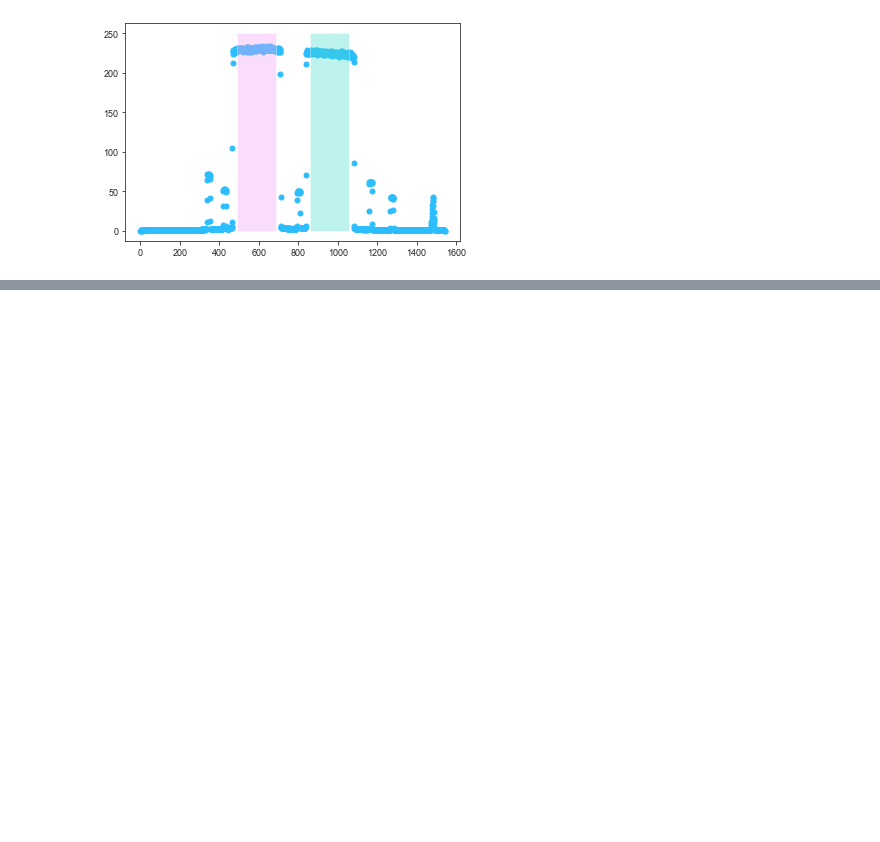
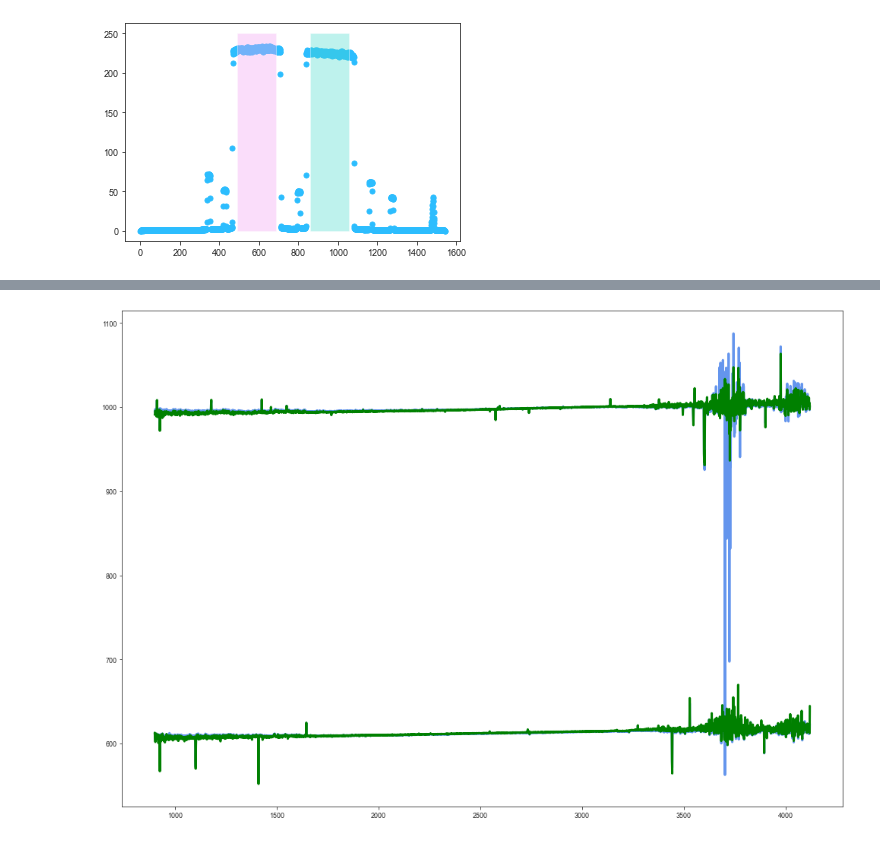
Before and after one commit to natalieallen/LBT-Data-Analysis, a Jupyter notebook: LBT_Data_Calibration.ipynb, the cells around one changed output, grey strips where cells are left out. Saved outputs shown, nothing was run; the diff lists cells and outputs as text; code cells hidden in the pictures; blank space fills up the shorter version.

Commit message:
Added new trace function (no gaussian filter and only passes cuts of the frame) and added polynomial fit function, with a medfilt outlier masker.

```diff
--- a/LBT_Data_Calibration.ipynb
+++ b/LBT_Data_Calibration.ipynb
@@ -474,0 +478,3 @@ data_clean(cal_dict, data_files)
+# %%
+# test data for trace
+data, header = fits.getdata(cleaned_data[0], header=True)
@@ -474,0 +500,47 @@ data_clean(cal_dict, data_files)
+# %%
+# function to do a basic trace fit to the data
+def trace_spectrum(data, xi, xf, y_guess, profile_radius = 120, gauss_filter_width = 10):
+    # x-axis
+    x = np.arange(xi,xf)
+    # y-axis
+    y = np.arange(data.shape[0])
+
+    # Define array that will save centroids at each x:
+    y_vals = np.zeros(len(x))
+
+    for i in range(len(x)):
+        # Find centroid within profile_radius pixels of the initial guess:
+        idx = np.where(np.abs(y-y_guess)<profile_radius)[0]
+        y_vals[i] = np.sum(y[idx]*data[:,x[i]][idx])/np.sum(data[:,x[i]][idx])
+        ystart = y_vals[i]
+    return x,y_vals
+# %%
+# setting values for trace_spectrum - cut out reference pixels in x
+xi = 900
+xf = 4120
+y_guess_lower = 1000
+y_guess_upper = 610
+
+# plotting the raw data first
+plt.figure(figsize=(17,12))
+im = plt.imshow(data)
+im.set_clim(-5,20)
+
+# find traces for both upper and lower flux, and plot on top of raw data
+x_upper, y_upper = trace_spectrum(data, xi, xf, y_guess_upper)
+x_lower, y_lower = trace_spectrum(data, xi, xf, y_guess_lower)
+
+x_upper_g, y_upper_g = trace_spectrum_gaussian(data, xi, xf, y_guess_upper)
+x_lower_g, y_lower_g = trace_spectrum_gaussian(data, xi, xf, y_guess_lower)
+
+
+# plots the traces
+plt.xlim(0,4144)
+plt.ylim(0,1544)
+plt.plot(x_upper,y_upper,color='cornflowerblue',lw=3)
+plt.plot(x_lower,y_lower,color='cornflowerblue',lw=3)
+plt.plot(x_upper_g,y_upper_g,color='green',lw=3)
+plt.plot(x_lower_g,y_lower_g,color='green',lw=3)
+plt.show()
+# %% [output]
+[figure, added]
```
Also changed, not shown: parts of 20 cells of this notebook.
